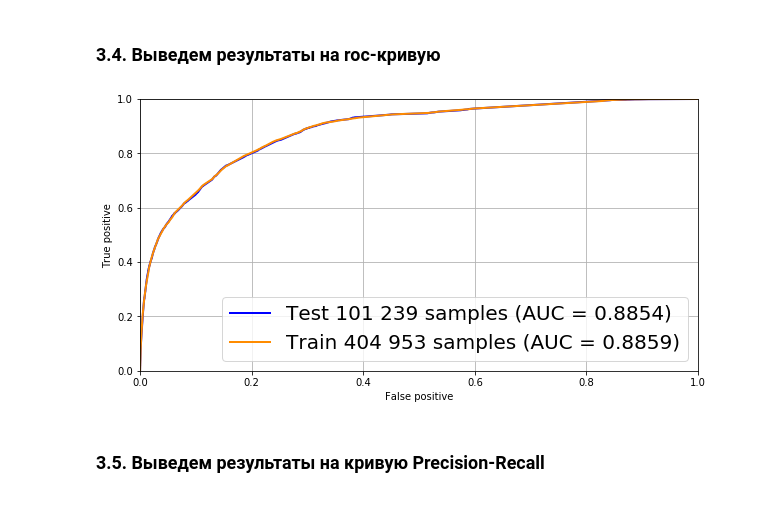
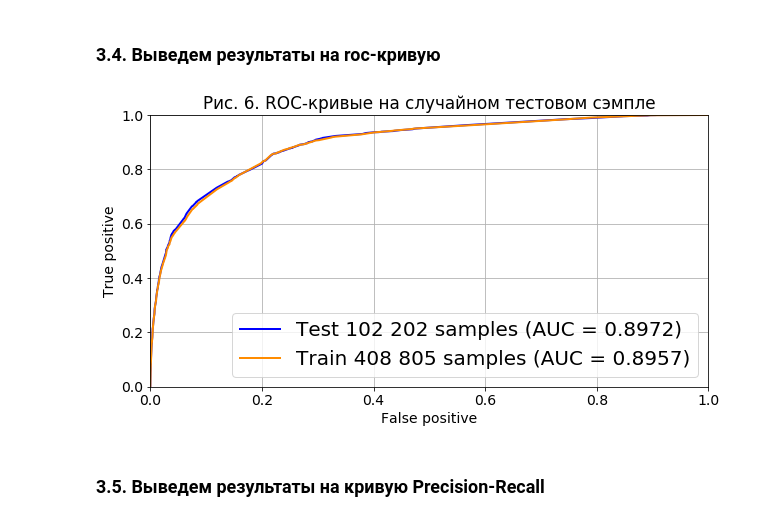
Before and after one commit to pastushenkoy/DataScientist, a Jupyter notebook: dip/model_new.ipynb, the cells around one changed output. Drawn from its saved outputs; the diff is of its cells as text; code cells hidden in the pictures.

```diff
--- a/dip/model_new.ipynb
+++ b/dip/model_new.ipynb
@@ -132,4 +159,17 @@ plt.show()
 # %% [markdown]
 ## 2. Создание модели
+# %%
+woe_columns = ['reg_page']
+category_columns = ['grade_id', 'source_group_id', 'reason', 'teacher', 'time', 'best_statement', 'region_id']
+columns_to_drop = ['user_id', 'sign_up_date', 'paid_on_day_since_sign_up', 'first_payment_date']
+# %%
+def copy_dataset_and_create_target_variable(df, target_column_name, has_paid_in_X_days):
+    """
+    Copies dataset and creates in new dataset binary variable, which contains true if client
+    paid in X days after sign up and false otherwise.
+    """
+    df_new = df.copy()
+    df_new[target_column] = df_new.apply(lambda x: 1 if x['paid_on_day_since_sign_up'] <= has_paid_in_X_days else 0, axis=1)
+    return df_new
 # %%
 class Model:
@@ -339,10 +375,9 @@ validation_pipeline(metabase_unload, splits=4, shuffle=True, random_state=42)
 # %%
-target_column = 'has_paid_in_7_day_after_sign_up'
+target_column = 'has_paid_in_X_days_after_sign_up'
 
 # Выделяем целевую переменную
-y = metabase_unload[target_column]
-X = metabase_unload
-
+X = copy_dataset_and_create_target_variable(metabase_unload, target_column, 30)
+y = X[target_column]
 
 # Делим на train и test
 X_train, X_test, y_train, y_test = sklearn.model_selection.train_test_split(X, y, test_size=0.2, random_state=42)
@@ -349,7 +455,9 @@ X_train, X_test, y_train, y_test = sklearn.model_selection.train_test_split(X, y
 # %% [markdown]
 ### 3.3. Обучим модель и сделаем предсказание
 # %%
-model_random = Model(target_column)
+classifier = xgb.XGBClassifier()
+
+model_random = Model(target_column, woe_columns, category_columns, columns_to_drop, classifier)
 model_random.fit(X_train, y_train)
 
 y_test_pred = model_random.predict_proba(X_test)
@@ -358,9 +466,13 @@ y_train_pred = model_random.predict_proba(X_train)
 ### 3.4. Выведем результаты на roc-кривую
 # %%
 fig = plt.figure(figsize=(10, 5))
+fig.patch.set_facecolor('white')
+mpl.rcParams['font.size'] = 14
+plt.title("Рис. 6. ROC-кривые на случайном тестовом сэмпле")
+
 plot_roc_curve(y_test, y_test_pred, 'blue', 'Test')
 plot_roc_curve(y_train, y_train_pred, 'darkorange', 'Train')
 # %% [output]
-[figure, old version]
+[figure, new version]
 # %% [markdown]
 ### 3.5. Выведем результаты на кривую Precision-Recall
```
Also changed, not shown: parts of 91 cells of this notebook, 7 other files.
